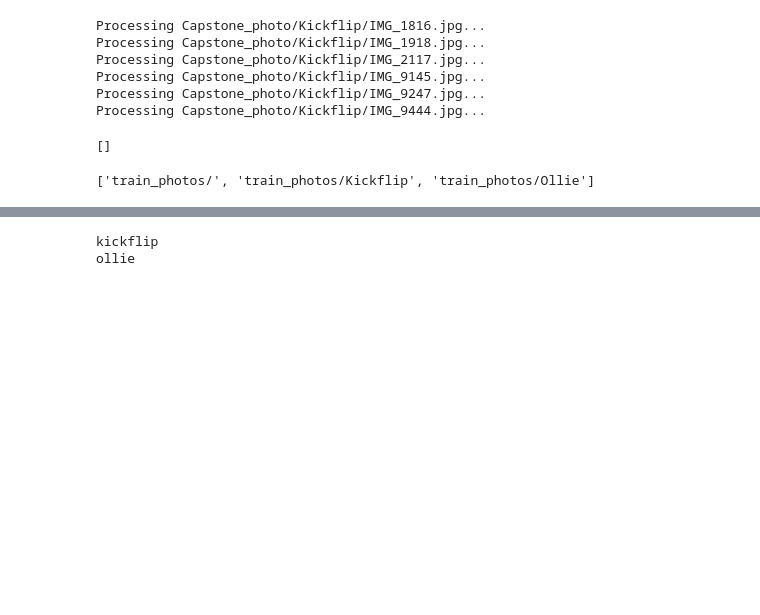
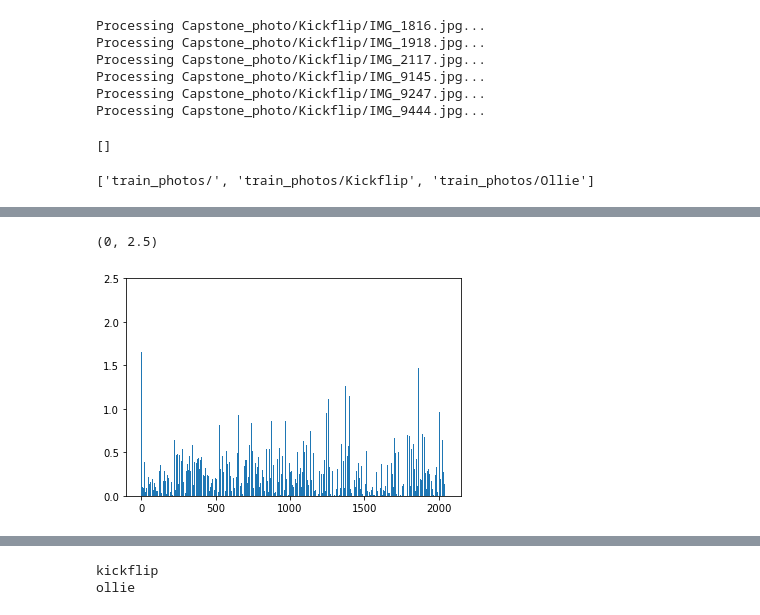
Before and after one commit to nathanch0/Skateboard_Trick_Identifier, a Jupyter notebook: TEST.ipynb, the cells around one changed output, grey strips where cells are left out. Cells and saved outputs as stored; diff of their text form; code cells hidden in the pictures; blank space fills up the shorter version.

```diff
--- a/TEST.ipynb
+++ b/TEST.ipynb
@@ -156,0 +199,6 @@ Looking for images in 'Ollie'
+# %%
+plt.bar(np.arange(0,2048),feature[500]) #ollie
+plt.ylim(0,2.5)
+# %% [output]
+(0, 2.5)
+[figure, added]
```
Also changed, not shown: parts of 14 cells of this notebook, 1 other file.
